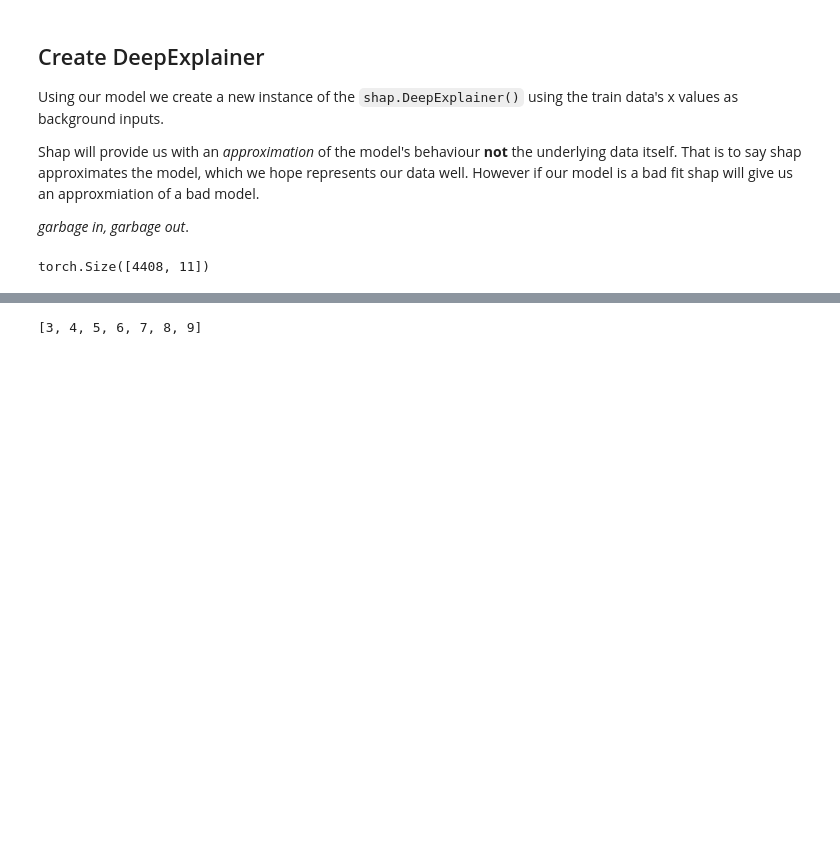
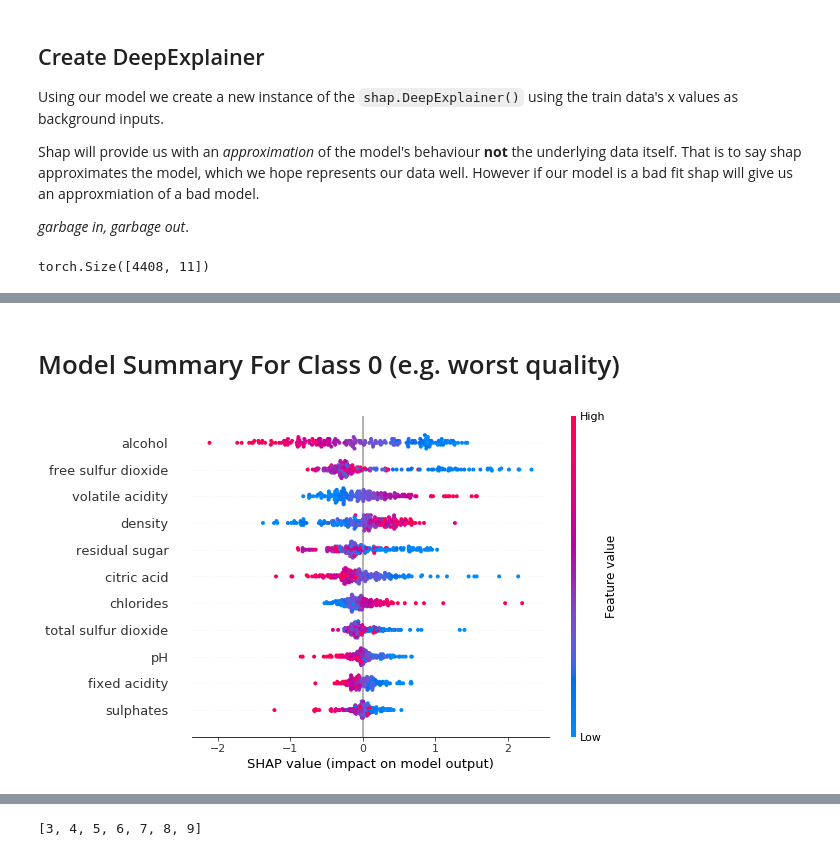
Before and after one commit to cdpierse/wine_quality_pytorch, a Jupyter notebook: explainer.ipynb, the cells around one changed output, grey strips where cells are left out. Saved outputs shown, nothing was run; the diff lists cells and outputs as text; code cells hidden in the pictures; blank space fills up the shorter version.

```diff
--- a/explainer.ipynb
+++ b/explainer.ipynb
@@ -61,0 +79,6 @@ torch.Size([4408, 11])
+# %% [markdown]
+# Model Summary For Class 0 (e.g. worst quality)
+# %%
+shap.summary_plot(shap_values[0][0:200], wd.x_data[:200], feature_names=FEATURE_NAMES)
+# %% [output]
+[figure, added]
```
Also changed, not shown: parts of 43 cells of this notebook, 12 other files.
